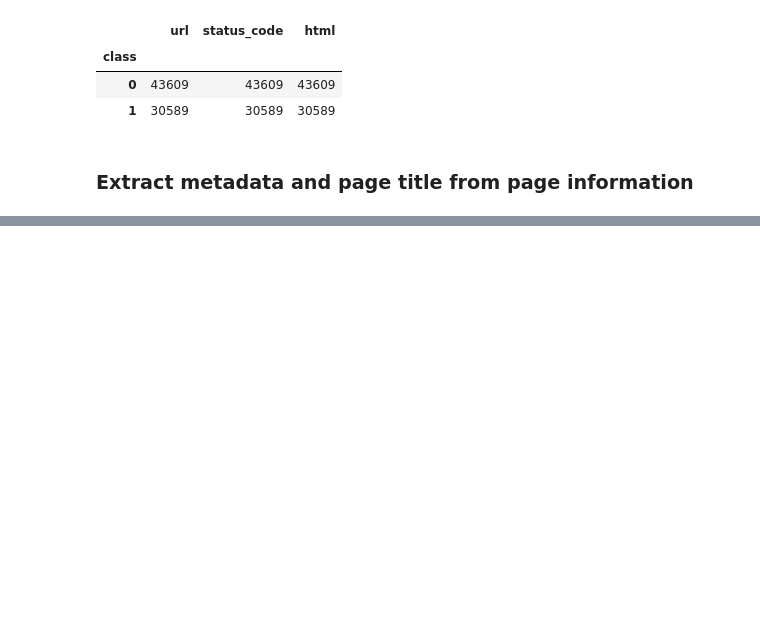
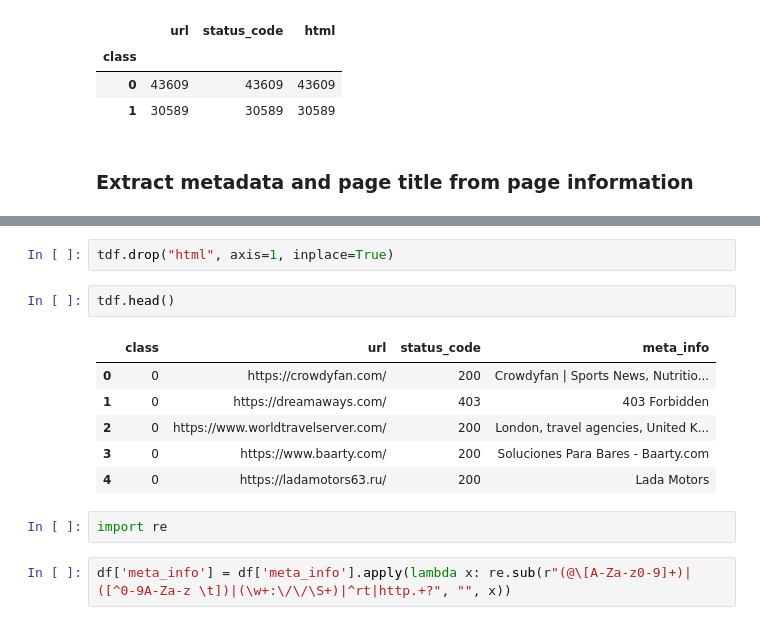
Before and after one commit to yadhukrishnam/ad-service-detection-machine-learning, a Jupyter notebook: notebooks/preprocessing.ipynb, the cells around one changed output, grey strips where cells are left out. Cells and saved outputs as stored; diff of their text form; blank space fills up the shorter version.

```diff
--- a/notebooks/preprocessing.ipynb
+++ b/notebooks/preprocessing.ipynb
@@ -125,0 +125,15 @@ tdf[""].isna()
+# %%
+tdf.drop("html", axis=1, inplace=True)
+# %%
+tdf.head()
+# %% [output]
+|  | class | url | status_code | meta_info |
+| 0 | 0 | https://crowdyfan.com/ | 200 | Crowdyfan | Sports News, Nutritio... |
+| 1 | 0 | https://dreamaways.com/ | 403 | 403 Forbidden |
+| 2 | 0 | https://www.worldtravelserver.com/ | 200 | London, travel agencies, United K... |
+| 3 | 0 | https://www.baarty.com/ | 200 | Soluciones Para Bares - Baarty.com |
+| 4 | 0 | https://ladamotors63.ru/ | 200 | Lada Motors |
+# %%
+import re
+# %%
+df['meta_info'] = df['meta_info'].apply(lambda x: re.sub(r"(@\[A-Za-z0-9]+)|([^0-9A-Za-z \t])|(\w+:\/\/\S+)|^rt|http.+?", "", x))
```
Also changed, not shown: parts of 9 cells of this notebook, 7 other files.
